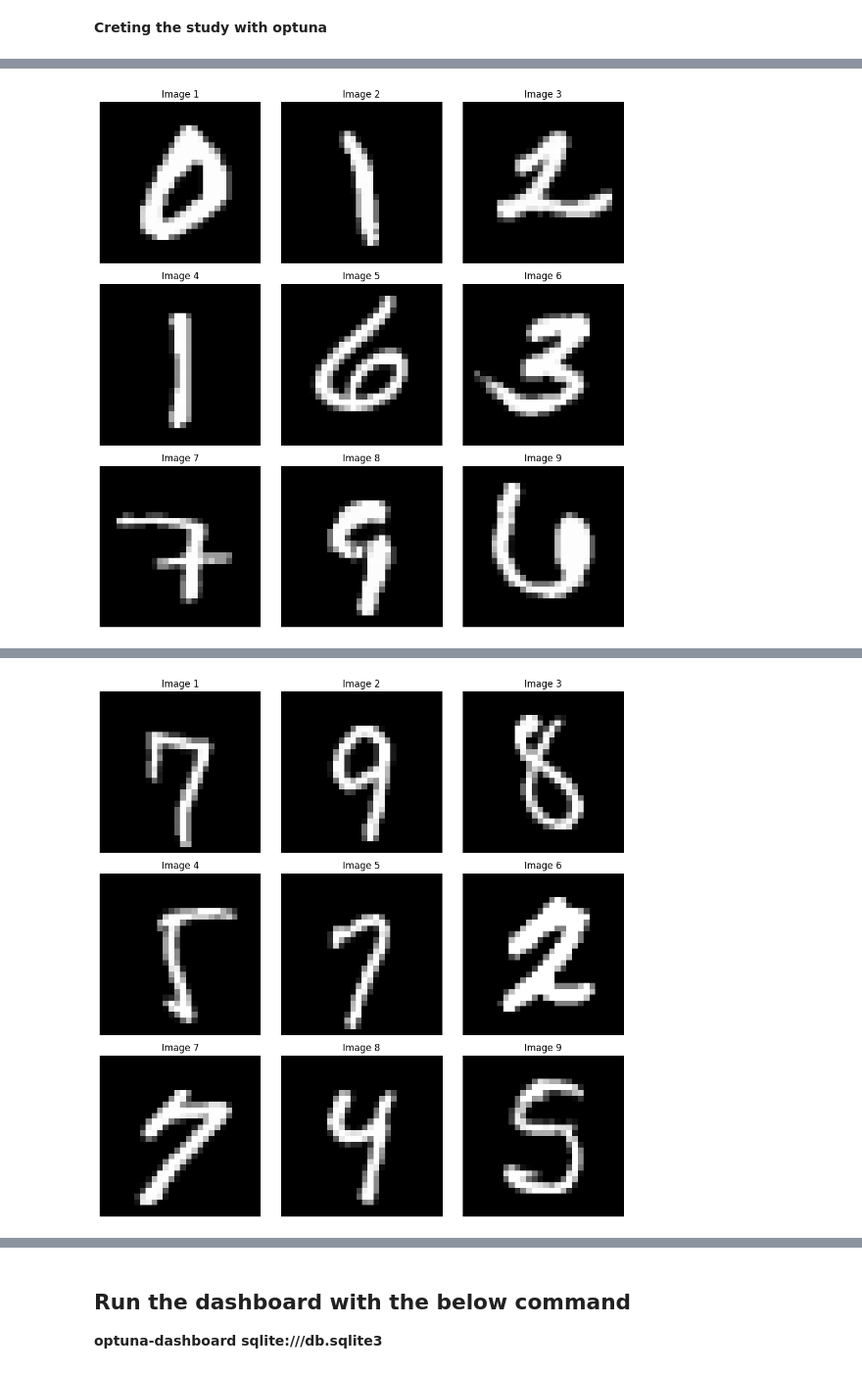
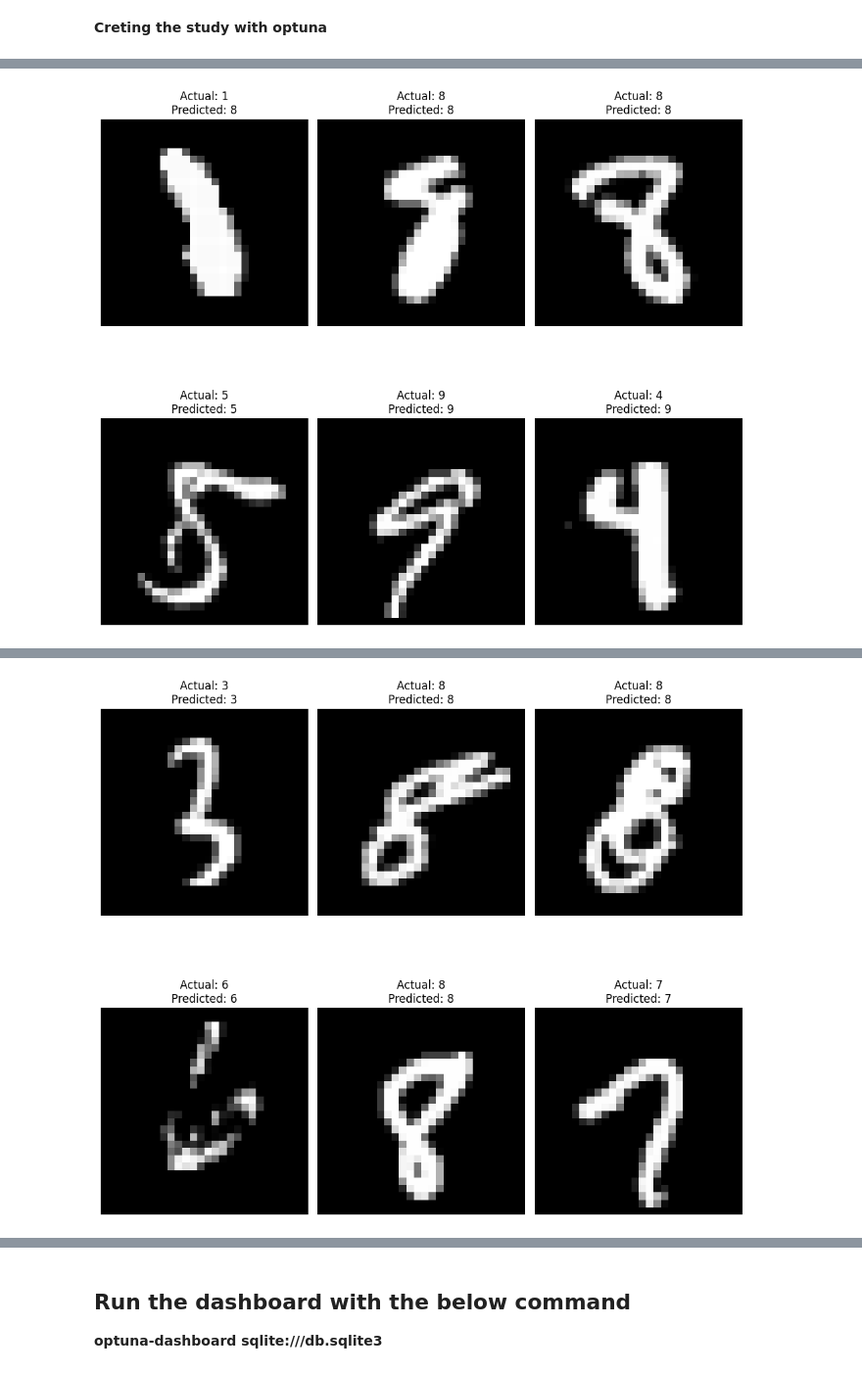
Before and after one commit to mayank1903/Optuna, a Jupyter notebook: experiments/Image_classification_using_optuna.ipynb, the cells around one changed output, grey strips where cells are left out. Shown at 98% size. Drawn from its saved outputs; the diff is of its cells as text; code cells hidden in the pictures.

```diff
--- a/experiments/Image_classification_using_optuna.ipynb
+++ b/experiments/Image_classification_using_optuna.ipynb
@@ -65,3 +68,20 @@ def get_mnist_loaders(train_batch_size, test_batch_size):
         batch_size=test_batch_size, shuffle=True)
 
     return train_loader, test_loader
+# %%
+def plot_top_confused_images(confused_images, actual_labels, predicted_labels):
+    n_confused_images = min(len(confused_images), 6)
+    print(f"Plotting top {n_confused_images} confused images:")
+
+    fig, axes = plt.subplots(2, 3, figsize=(10, 10))
+
+    for i, ax in enumerate(axes.flat):
+        if i < n_confused_images:
+            ax.imshow(confused_images[i].squeeze(), cmap='gray')
+            ax.set_title(f"Actual: {actual_labels[i]}\nPredicted: {predicted_labels[i]}")
+            ax.axis('off')
+        else:
+            ax.axis('off')
+
+    plt.tight_layout()
+    plt.show()
@@ -227,5 +216,5 @@ __Creting the study with optuna__
 # %%
 storage = "sqlite:///db.sqlite3"
 study = optuna.create_study(study_name="mnist_classification", direction='maximize', storage=storage)
-study.optimize(objective, n_trials=10)
+study.optimize(objective, n_trials=20)
 # %% [output]
@@ -247 +236 @@ Plotting top 9 confused images:
-[figure, old version]
+[figure, new version]
@@ -262 +251 @@ Plotting top 9 confused images:
-[figure, old version]
+[figure, new version]
```
Also changed, not shown: parts of 10 cells of this notebook, 1 other file.
